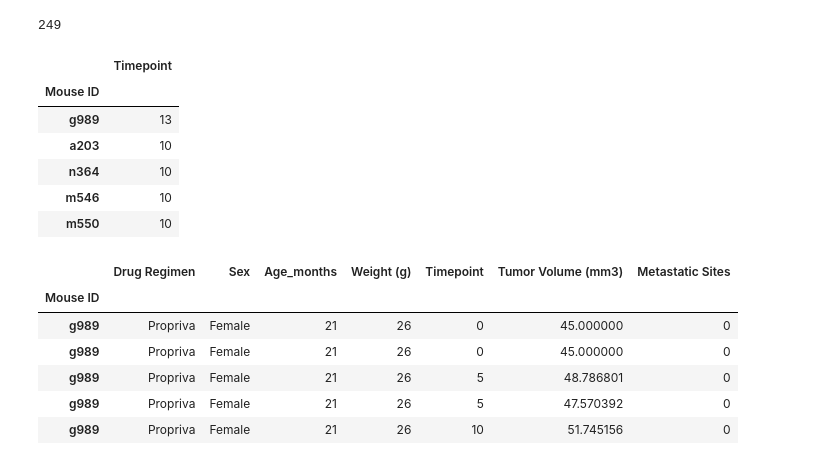
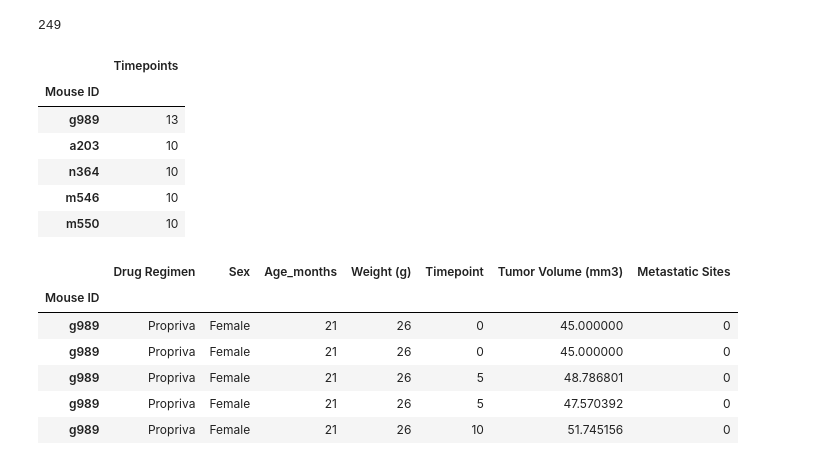
Before and after one commit to dwisinski/Matplotlib-challenge, a Jupyter notebook: pymaceuticals.ipynb, the cells around one changed output. Saved outputs shown, nothing was run; the diff lists cells and outputs as text; code cells hidden in the pictures.

```diff
--- a/pymaceuticals.ipynb
+++ b/pymaceuticals.ipynb
@@ -42,10 +42,10 @@ merge_df["Mouse ID"].nunique()
 # %%
 # Getting the duplicate mice by ID number that shows up for Mouse ID and Timepoint.
 grouped_count = merge_df.groupby(["Mouse ID"])["Timepoint"].count()
-grouped_df = pd.DataFrame({"Timepoint": grouped_count})
-grouped_df.sort_values(by=["Timepoint"], ascending=False).head()
+grouped_df = pd.DataFrame({"Timepoints": grouped_count})
+grouped_df.sort_values(by=["Timepoints"], ascending=False).head()
 # %% [output]
-|  | Timepoint |
+|  | Timepoints |
 | Mouse ID |  |
 | g989 | 13 |
 | a203 | 10 |
```
Also changed, not shown: parts of 1 cell of this notebook, 1 other file.
